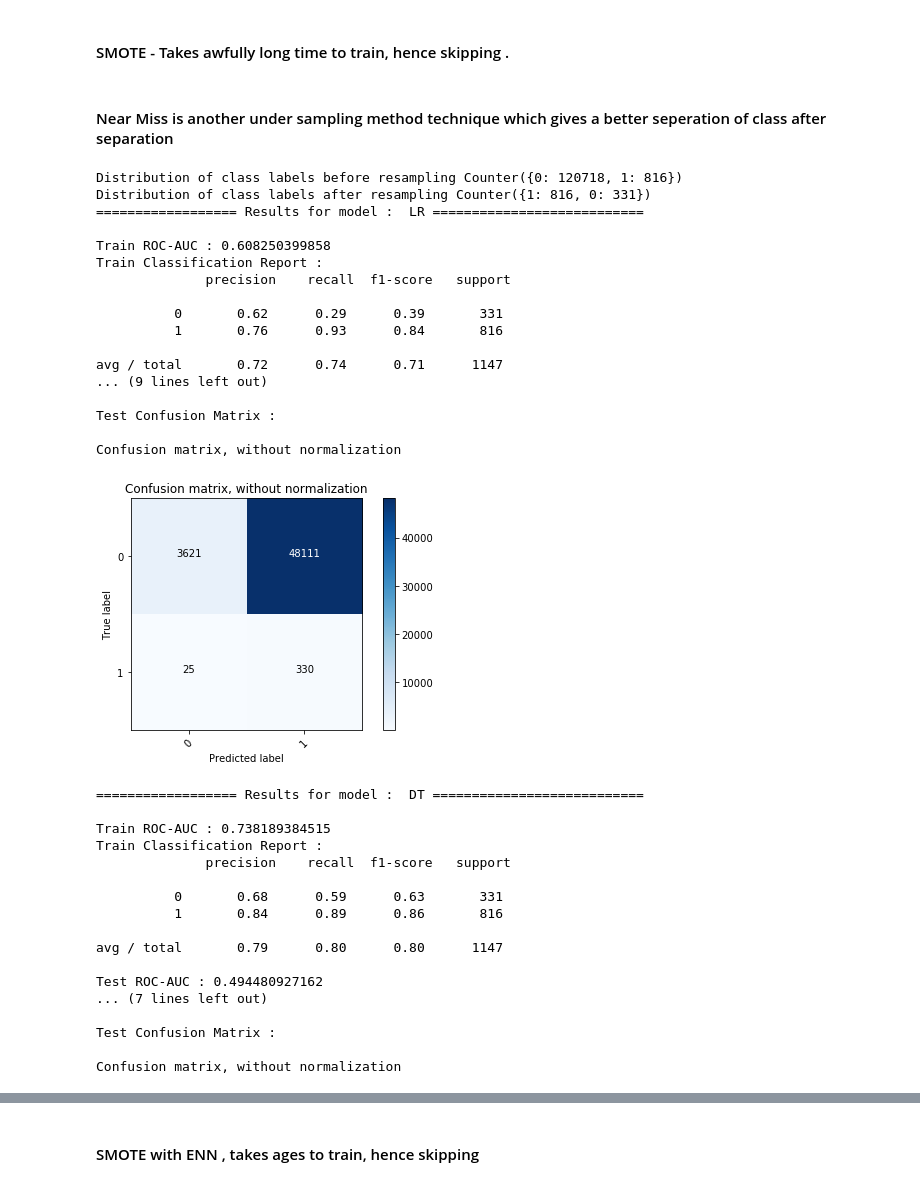
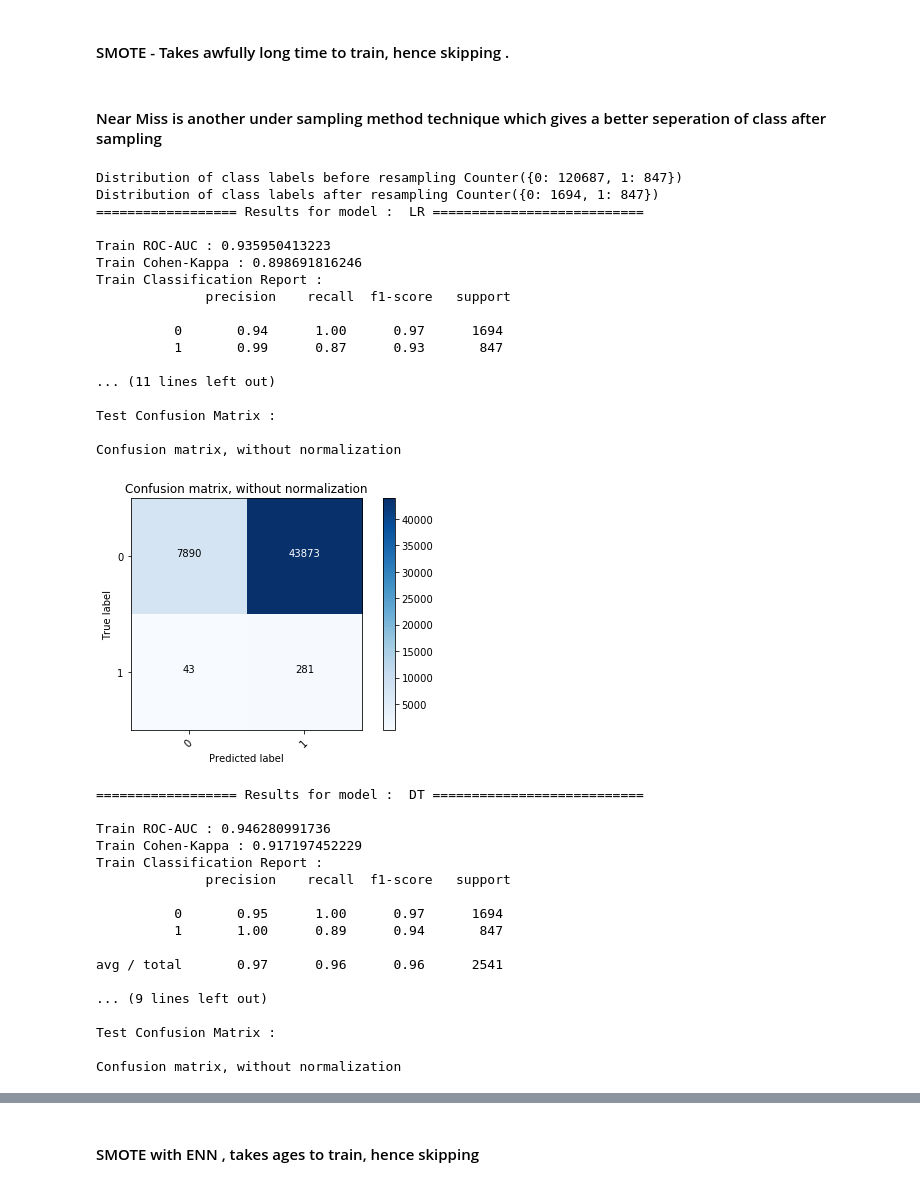
Before and after one commit to anilkumarpanda/risk_score_calculation, a Jupyter notebook: Score Calculation.ipynb, the cells around one changed output, grey strips where cells are left out. Drawn from its saved outputs; the diff is of its cells as text; code cells hidden in the pictures.

```diff
--- a/Score Calculation.ipynb
+++ b/Score Calculation.ipynb
@@ -228,6 +229,20 @@ def plot_confusion_matrix(cm, classes,
     plt.tight_layout()
     plt.ylabel('True label')
     plt.xlabel('Predicted label')
+
+def writeFeatureImportance(msg,model,auc,kappa):
+    """
+    This function ,based on the auc and kappa score writes the features importance to
+    featureImportance.txt.
+    """
+    if (auc>=0.71) and (kappa>=0.04):
+        fh = open("featureImportance_all_vars.txt","a")
+        if 'LR' in name:
+            feature_list = ''.join(str(model.coef_.tolist()).replace('[','').replace(']',''))
+        else :
+            feature_list = ''.join(str(model.feature_importances_.tolist()).replace('[','').replace(']',''))
+        fh.write(msg+","+feature_list+"\n")
+        fh.close()
 # %% [markdown]
 #### Simple classifier with no sampling of data
 # %%
@@ -848,27 +771,17 @@ Confusion matrix, without normalization
 # plt.figure()
 # plot_confusion_matrix(cnf_matrix, classes=[0,1],title='Confusion matrix, without normalization')
 # %% [markdown]
-#### Near Miss is another under sampling method technique which gives a better seperation of class after separation
+#### Near Miss is another under sampling method technique which gives a better seperation of class after sampling
 # %%
 from imblearn.under_sampling import NearMiss
 from sklearn.metrics import confusion_matrix
 
 X_train, X_test, y_train, y_test = train_test_split(X, y, train_size=0.7)
-us = NearMiss(ratio=0.5,size_ngh=5, version=3)
+us = NearMiss(ratio=0.5,size_ngh=3, version=2)
 X_train_res, y_train_res = us.fit_sample(X_train, y_train)
+
 print ("Distribution of class labels before resampling {}".format(Counter(y_train)))
 print ("Distribution of class labels after resampling {}".format(Counter(y_train_res)))
-
-# #lr = LogisticRegression(n_jobs=10)
-# lr = RandomForestClassifier(n_estimators=100)
-# # #param_grid = { 'C': np.arange(1,11,1)}
-# # #CV_lr = RandomizedSearchCV(estimator=lr,param_distributions=param_grid,cv=10,scoring='f1_weighted',random_state=seed)
-# # CV_lr = lr
-# # CV_lr.fit(X_train_sc, y_train)
-# # #print (CV_lr.best_params_)
-# # #lr = CV_lr.best_estimator_
-# lr.fit(X_train_res, y_train_res)
-# predictions_train = lr.predict(X_train_res)
 
 models = []
 models.append(( 'LR' , LogisticRegression()))
@@ -877,65 +790,61 @@ models.append(( 'RF' , RandomForestClassifier()))
 models.append(( 'ET' , ExtraTreesClassifier()))
 models.append(( 'GBT' , GradientBoostingClassifier()))
 models.append(( 'ABT' , AdaBoostClassifier()))
 #models.append(( 'KNN' , KNeighborsClassifier(n_neighbors=3)))
 #models.append(( 'SVC' , SVC(kernel='rbf', probability=True)))
-models.append(( 'VC' , VotingClassifier(estimators=models[:-1],voting='soft')))
+#models.append(( 'VC' , VotingClassifier(estimators=models[:-1],voting='soft')))
 
 for name,model in models:
     print("================== Results for model : ",name+" =========================== \n")
     model.fit(X_train_res, y_train_res)
     predictions_train = model.predict(X_train_res)
     print("Train ROC-AUC :",roc_auc_score(y_train_res, predictions_train))
+    print("Train Cohen-Kappa :",cohen_kappa_score(y_train_res, predictions_train))
     print("Train Classification Report : \n",classification_report(y_train_res,predictions_train))
     predictions = model.predict(X_test)
-    print("Test ROC-AUC :",roc_auc_score(y_test, predictions))
+    auc = roc_auc_score(y_test, predictions)
+    print("Test ROC-AUC :",auc)
+    kappa = cohen_kappa_score(y_test, predictions)
+    print("Test Cohen-Kappa :",kappa)
     print("Test Classification Report : \n",classification_report(y_test, predictions))
     print("Test Confusion Matrix :\n ")
     cnf_matrix = confusion_matrix(y_test,predictions)
     plt.figure()
     plot_confusion_matrix(cnf_matrix, classes=[0,1],title='Confusion matrix, without normalization')
     plt.show()
-
-# print("Train Classification Report : \n",classification_report(y_train_res,predictions_train))
-# X_test_sc = scaler.transform(X_test)
-# predictions = lr.predict(X_test_sc)
-# print("Test Classification Report : \n",classification_report(y_test, predictions))
-# print("Test Confusion Matrix :\n ")
-# cnf_matrix = confusion_matrix(y_test, predictions)
-# plt.figure()
-# plot_confusion_matrix(cnf_matrix, classes=[0,1],title='Confusion matrix, without normalization')
+    writeFeatureImportance("Near Miss ,"+name,model,auc,kappa)
 # %% [output]
-Distribution of class labels before resampling Counter({0: 120718, 1: 816})
-Distribution of class labels after resampling Counter({1: 816, 0: 331})
+Distribution of class labels before resampling Counter({0: 120687, 1: 847})
+Distribution of class labels after resampling Counter({0: 1694, 1: 847})
 ================== Results for model :  LR ===========================
 
-Train ROC-AUC : 0.608250399858
+Train ROC-AUC : 0.935950413223
+Train Cohen-Kappa : 0.898691816246
 Train Classification Report :
               precision    recall  f1-score   support
 
-          0       0.62      0.29      0.39       331
-          1       0.76      0.93      0.84       816
+          0       0.94      1.00      0.97      1694
+          1       0.99      0.87      0.93       847
 
-avg / total       0.72      0.74      0.71      1147
-... (9 lines left out)
+... (11 lines left out)
 
 Test Confusion Matrix :
 
 Confusion matrix, without normalization
-[figure, old version]
+[figure, new version]
 ================== Results for model :  DT ===========================
 
-Train ROC-AUC : 0.738189384515
+Train ROC-AUC : 0.946280991736
+Train Cohen-Kappa : 0.917197452229
 Train Classification Report :
               precision    recall  f1-score   support
 
-          0       0.68      0.59      0.63       331
-          1       0.84      0.89      0.86       816
+          0       0.95      1.00      0.97      1694
+          1       1.00      0.89      0.94       847
 
-avg / total       0.79      0.80      0.80      1147
+avg / total       0.97      0.96      0.96      2541
 
-Test ROC-AUC : 0.494480927162
-... (7 lines left out)
+... (9 lines left out)
 
 Test Confusion Matrix :
 
```
Also changed, not shown: parts of 24 cells of this notebook, 6 other files.
